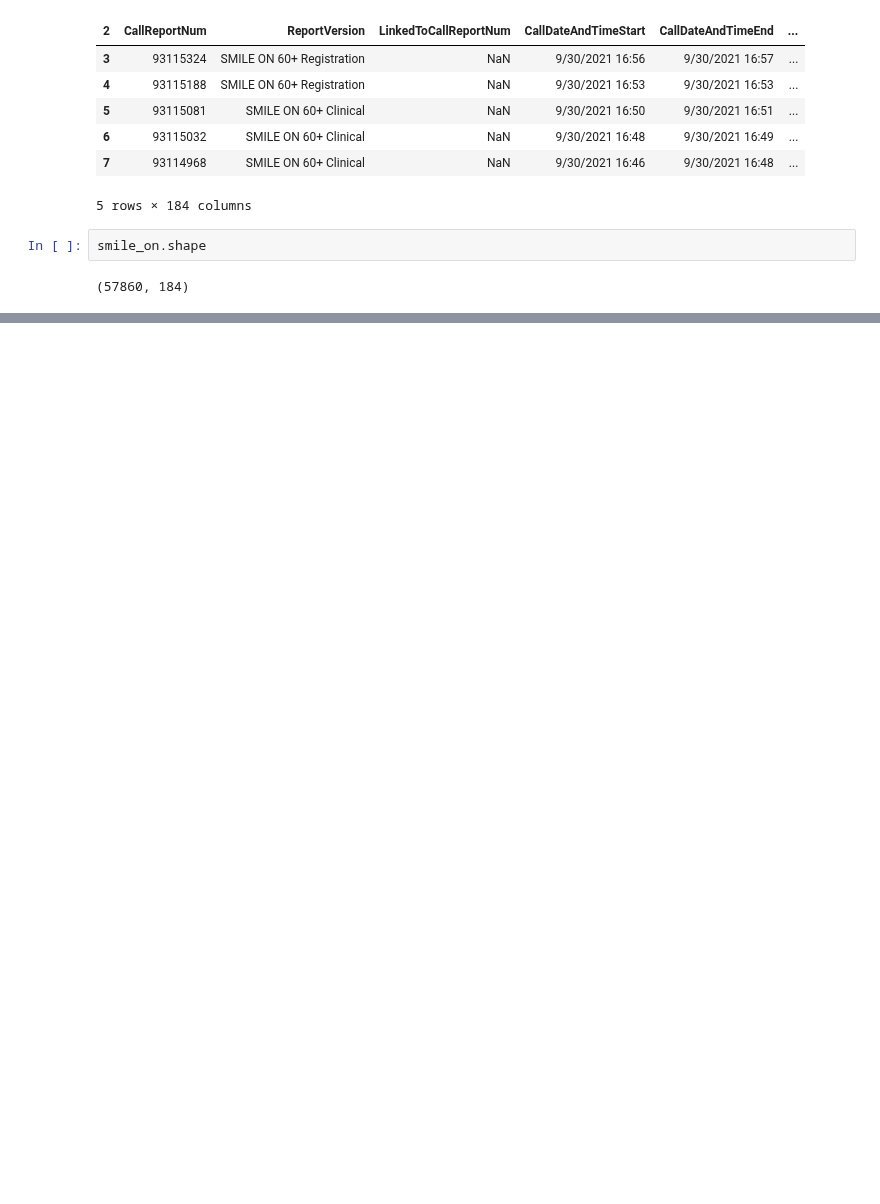
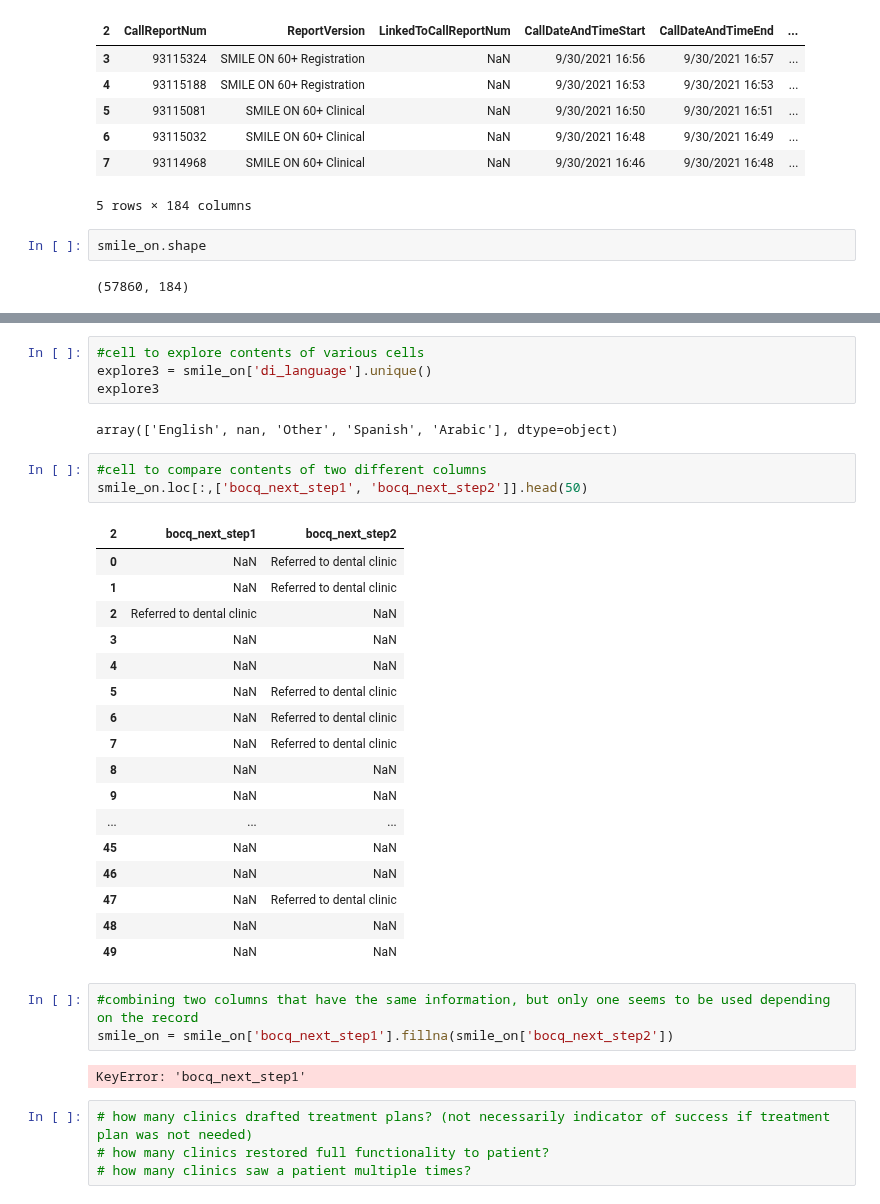
Before and after one commit to Jmiah789/smile-on-get_tootha_choppa, a Jupyter notebook: notebooks/eor_cleaning.ipynb, the cells around one changed output, grey strips where cells are left out. Drawn from its saved outputs; the diff is of its cells as text; blank space fills up the shorter version.

```diff
--- a/notebooks/eor_cleaning.ipynb
+++ b/notebooks/eor_cleaning.ipynb
@@ -81,0 +185,36 @@ Index(['index', 'CallReportNum', 'ReportVersion', 'LinkedToCallReportNum',
+# %%
+#cell to explore contents of various cells
+explore3 = smile_on['di_language'].unique()
+explore3
+# %% [output]
+array(['English', nan, 'Other', 'Spanish', 'Arabic'], dtype=object)
+# %%
+#cell to compare contents of two different columns
+smile_on.loc[:,['bocq_next_step1', 'bocq_next_step2']].head(50)
+# %% [output]
+| 2 | bocq_next_step1 | bocq_next_step2 |
+| 0 | NaN | Referred to dental clinic |
+| 1 | NaN | Referred to dental clinic |
+| 2 | Referred to dental clinic | NaN |
+| 3 | NaN | NaN |
+| 4 | NaN | NaN |
+| 5 | NaN | Referred to dental clinic |
+| 6 | NaN | Referred to dental clinic |
+| 7 | NaN | Referred to dental clinic |
+| 8 | NaN | NaN |
+| 9 | NaN | NaN |
+| ... | ... | ... |
+| 45 | NaN | NaN |
+| 46 | NaN | NaN |
+| 47 | NaN | Referred to dental clinic |
+| 48 | NaN | NaN |
+| 49 | NaN | NaN |
+# %%
+#combining two columns that have the same information, but only one seems to be used depending on the record
+smile_on = smile_on['bocq_next_step1'].fillna(smile_on['bocq_next_step2'])
+# %% [output]
+KeyError: 'bocq_next_step1'
+# %%
+# how many clinics drafted treatment plans? (not necessarily indicator of success if treatment plan was not needed)
+# how many clinics restored full functionality to patient?
+# how many clinics saw a patient multiple times?
```
Also changed, not shown: parts of 14 cells of this notebook.
